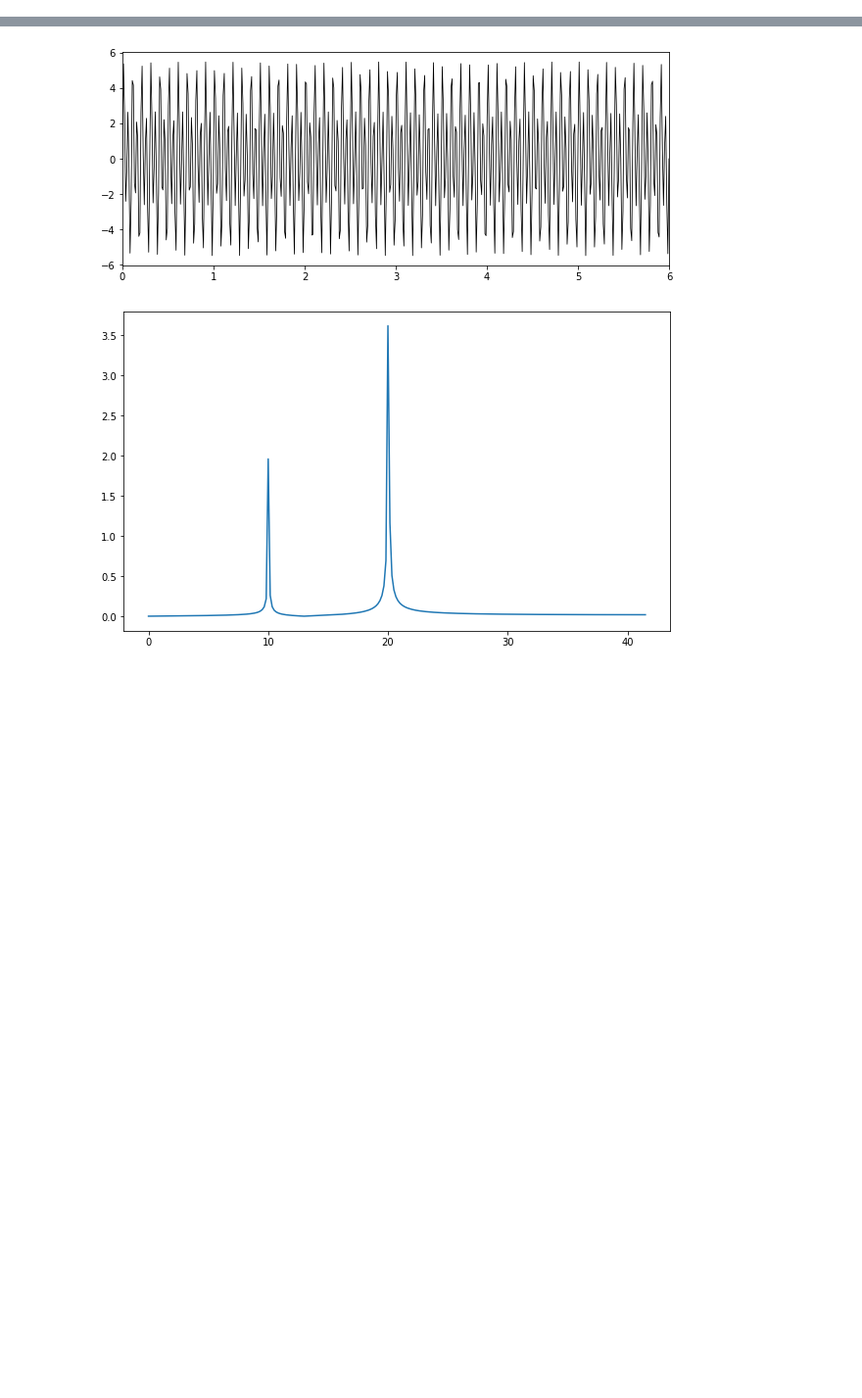
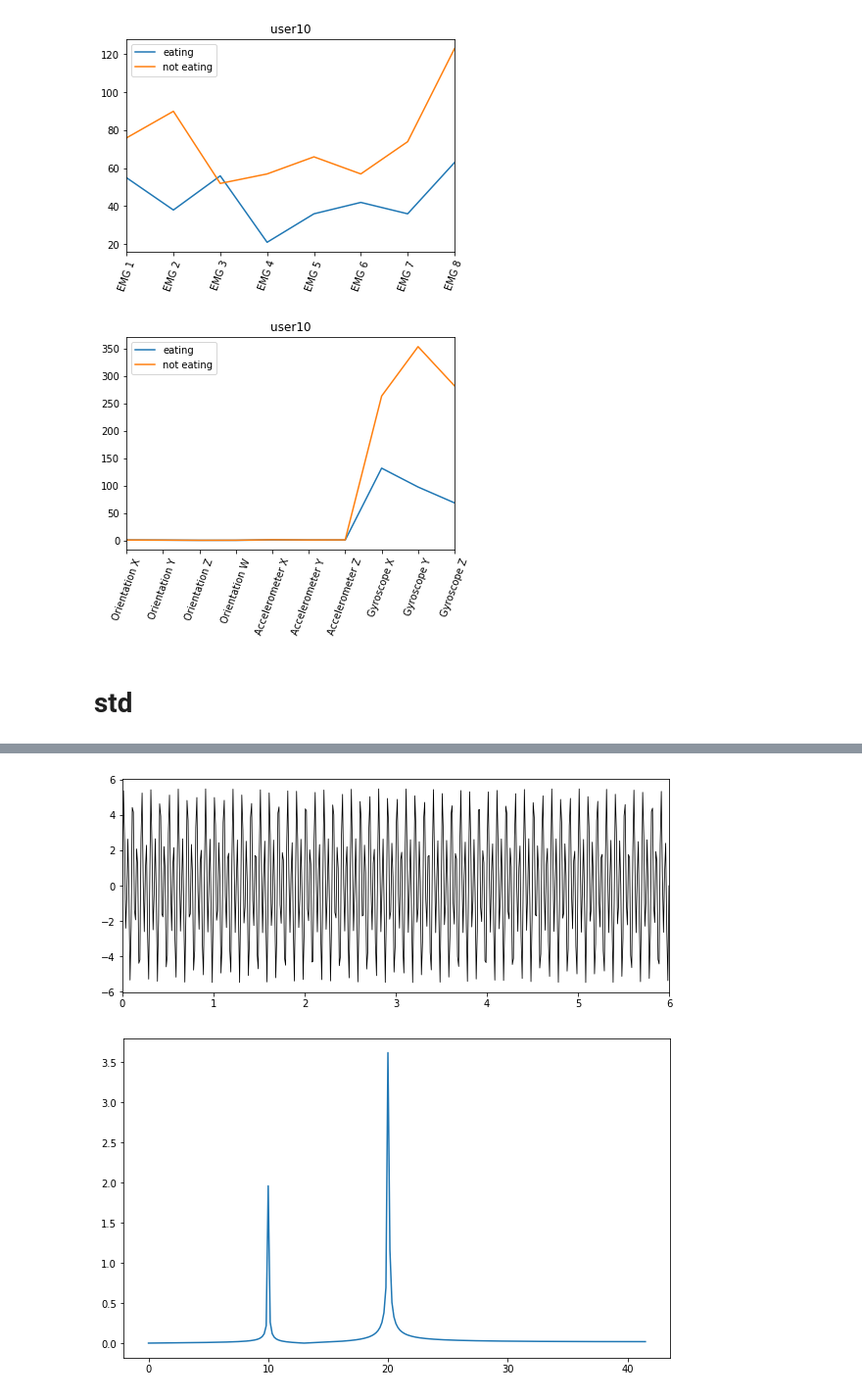
Before and after one commit to GiveThanksAlways/data-mining-project-1, a Jupyter notebook: feature_extraction.ipynb, the cells around one changed output, grey strips where cells are left out. Shown at 98% size. Saved outputs shown, nothing was run; the diff lists cells and outputs as text; code cells hidden in the pictures; blank space fills up the shorter version.

```diff
--- a/feature_extraction.ipynb
+++ b/feature_extraction.ipynb
@@ -97,0 +78,17 @@ x
+# %%
+def MAX_feature_extraction(df1,df2):
+    try:
+        ax = ((df1.iloc[:,1:-1]).abs().max(0)).plot(label='eating',legend=True)
+        ((df2.iloc[:,1:-1]).abs().max(0)).plot(ax=ax,label='not eating',legend=True, title="user10")
+        plt.xticks(rotation=70)
+        plt.show()
+    except:
+        print("error in AVG_feature_extraction()")
+# %%
+MAX_feature_extraction(df1,df2)
+MAX_feature_extraction(df1_IMU,df2_IMU)
+# %% [output]
+[figure, added]
+[figure, added]
+# %% [markdown]
+# std
```
Also changed, not shown: parts of 20 cells of this notebook, 2 other files.
